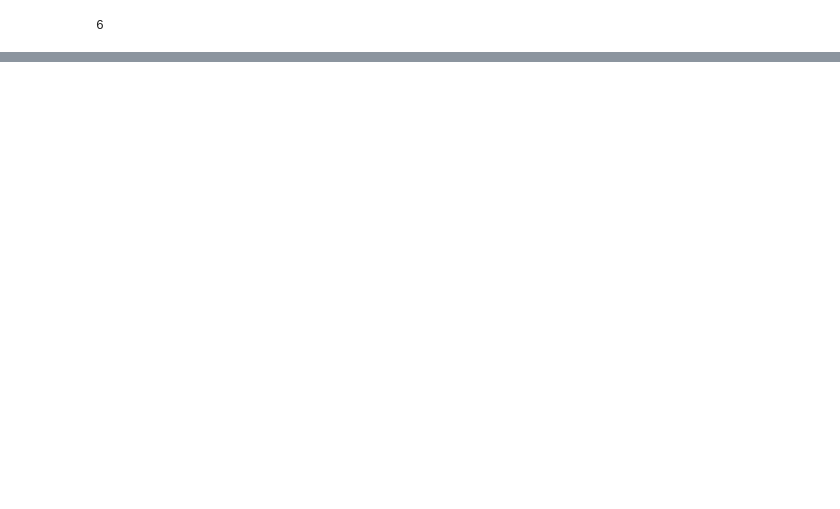
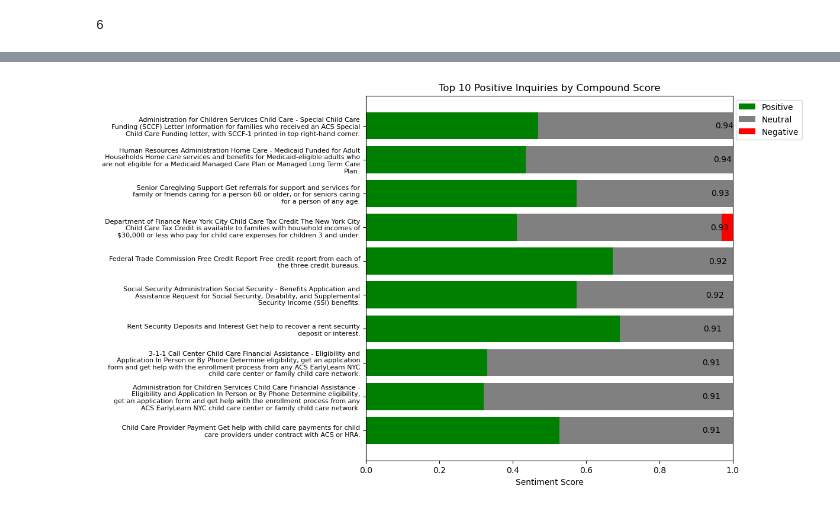
Before and after one commit to emj1020/311_sentiment_analysis, a Jupyter notebook: Scripts/02_preprocessing_311comps.ipynb, the cells around one changed output, grey strips where cells are left out. Saved outputs shown, nothing was run; the diff lists cells and outputs as text; code cells hidden in the pictures; blank space fills up the shorter version.

```diff
--- a/Scripts/02_preprocessing_311comps.ipynb
+++ b/Scripts/02_preprocessing_311comps.ipynb
@@ -411,0 +380,31 @@ plt.show()
+# %%
+#ten most positive complaints
+pos_10 = call_comps.sort_values(by='compound', ascending=False).head(10)
+#ten most negative complaints
+neg_10 = call_comps.sort_values(by='compound', ascending=False).tail(10)
+# %%
+import textwrap
+
+neg_scores = pos_10['neg'][::-1]
+neu_scores = pos_10['neu'][::-1]
+pos_scores = pos_10['pos'][::-1]
+comps_scores = pos_10['compound'][::-1]
+
+fig, ax = plt.subplots(figsize = (8,8))
+ax.barh(np.arange(10), pos_scores, label='Positive', color='green')
+ax.barh(np.arange(10), neu_scores, left=pos_scores, label='Neutral', color='gray')
+ax.barh(np.arange(10), neg_scores, left=pos_scores+neu_scores, label='Negative', color='red')
+ax.set_xlabel('Sentiment Score')
+ax.set_title('Top 10 Positive Inquiries by Compound Score')
+ax.set_yticks(np.arange(10))
+# Wrap the text of each y-tick label onto multiple lines
+wrapped_labels = [textwrap.fill(label, width=75) for label in pos_10['combined_cats'][::-1]]
+ax.set_yticklabels(wrapped_labels, fontsize = 8)
+# Add label on top of each bar
+for i, score in enumerate(comps_scores):
+    ax.text(score+0.01, i, f'{score:.2f}', ha='left', va='center')
+legend = ax.legend(loc='upper right', bbox_to_anchor=(1.2, 1.0))
+plt.savefig('../Outputs/Top_10_Positive_Compound_barh.png', bbox_inches='tight')
+plt.show()
+# %% [output]
+[figure, added]
```
Also changed, not shown: parts of 19 cells of this notebook, 4 other files.
